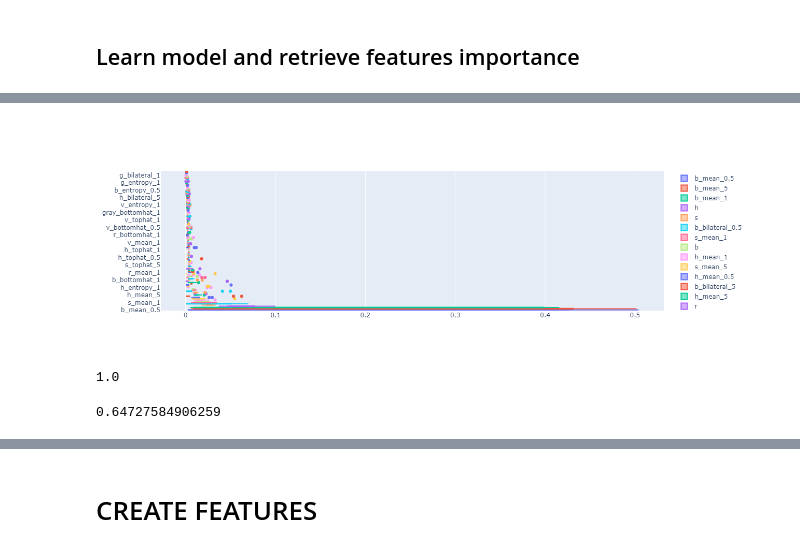
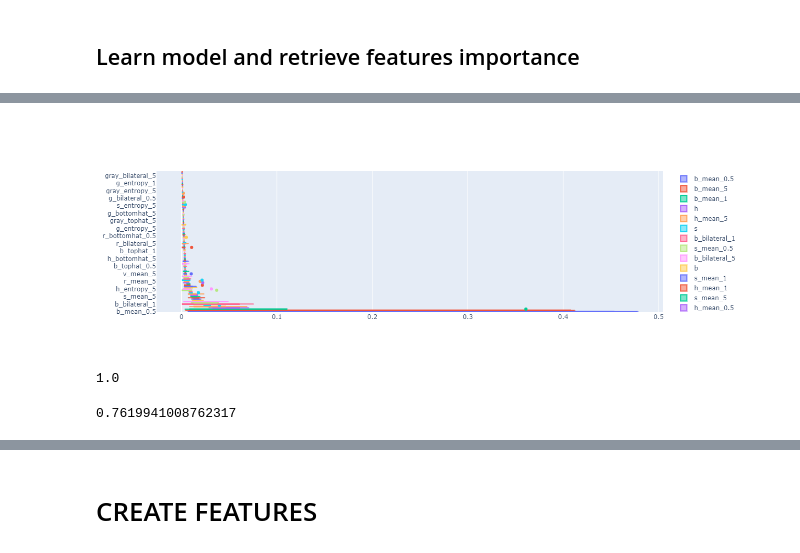
Before and after one commit to antvig/cloudFinder, a Jupyter notebook: notebook/sky_segmentation.ipynb, the cells around one changed output, grey strips where cells are left out. Drawn from its saved outputs; the diff is of its cells as text; code cells hidden in the pictures.

Commit message:
working model

```diff
--- a/notebook/sky_segmentation.ipynb
+++ b/notebook/sky_segmentation.ipynb
@@ -44,8 +60,8 @@ CREATE_MODEL = False
 # %% [markdown]
 # Load Data
 # %%
-df_meta = pd.read_csv('data/img_metadata/sun.csv')
-df_meta.head()
+df_sun_meta = pd.read_csv("data/img_metadata/sun.csv")
+df_sun_meta.head()
 # %% [output]
 |  | name | img_name | img_name_path | polygone |
 | 0 | sky | sun_aaaulhwrhqgejnyt.jpg | http://labelme.csail.mit.edu/Imag... | <object><name>sky</name><deleted>... |
@@ -105,23 +210,17 @@ if PERFORM_FEATURES_SELECTION :
 # %% [markdown]
 ## Learn model and retrieve features importance
-# %%
-if PERFORM_FEATURES_SELECTION:
-    bootstrap_features_importance = []
-    for features in bootstrap_features:
-        dtc = DecisionTreeClassifier()
-        dtc.fit(features[FEATURE_LIST], features['is_sky'])
-        bootstrap_features_importance.append(dtc.feature_importances_)
-    del features
-    gc.collect()
-
-    df_features_importance = pd.DataFrame(bootstrap_features_importance, columns=FEATURE_LIST).transpose()
-
-    bootstrap_features.clear()
-    gc.collect()
-
-    df_features_importance['feature'] = df_features_importance.index
-    ft.write_dataframe(df_features_importance[['feature'] + list(range(BOOTSTRAP_NUMBER))], 'data/process/sky_segmentation/features_importance.ft')
-
-else:
-    df_features_importance = ft.read_dataframe('data/process/sky_segmentation/features_importance.ft')
+# %%
+if PERFORM_FEATURES_SELECTION:
+    from src.ml.features import compute_bootstrap_feature_importance
+
+    bootstrap_traindataset[TARGET] = bootstrap_traindataset[TARGET].astype(int)
+    df_features_importance = compute_bootstrap_feature_importance(
+        bootstrap_traindataset, TARGET, FEATURE_LIST, DecisionTreeClassifier, "fold"
+    )
+    ft.write_dataframe(
+        df_features_importance[["features"] + list(range(BOOTSTRAP_NUMBER))],
+        "data/process/sky_segmentation/features_importance.ft",
+    )
+else:
+    df_features_importance = ft.read_dataframe(MODEL_PATH + "/features_importance.ft")
 # %%
@@ -146,11 +257,11 @@ df_features_importance.head()
 # %%
 fig = go.Figure()
 
 for i in df_features_importance.index:
     tmp = df_features_importance.loc[i]
-    fig.add_trace(go.Box(x=tmp[col_list], name=tmp['feature']))
+    fig.add_trace(go.Box(x=tmp[col_list], name=tmp["features"]))
 
 fig.show()
 # %% [output]
-[figure, old version]
+[figure, new version]
 # %%
@@ -158,6 +269,6 @@ df_features_importance['mean'].sum()
 # %% [output]
 1.0
 # %%
-df_features_importance['mean'].iloc[:10].sum()
+df_features_importance["mean"].iloc[:NBR_FEATURES_TO_KEEP].sum()
 # %% [output]
-0.64727584906259
+0.7619941008762317
```
Also changed, not shown: parts of 42 cells of this notebook, 6 other files.
